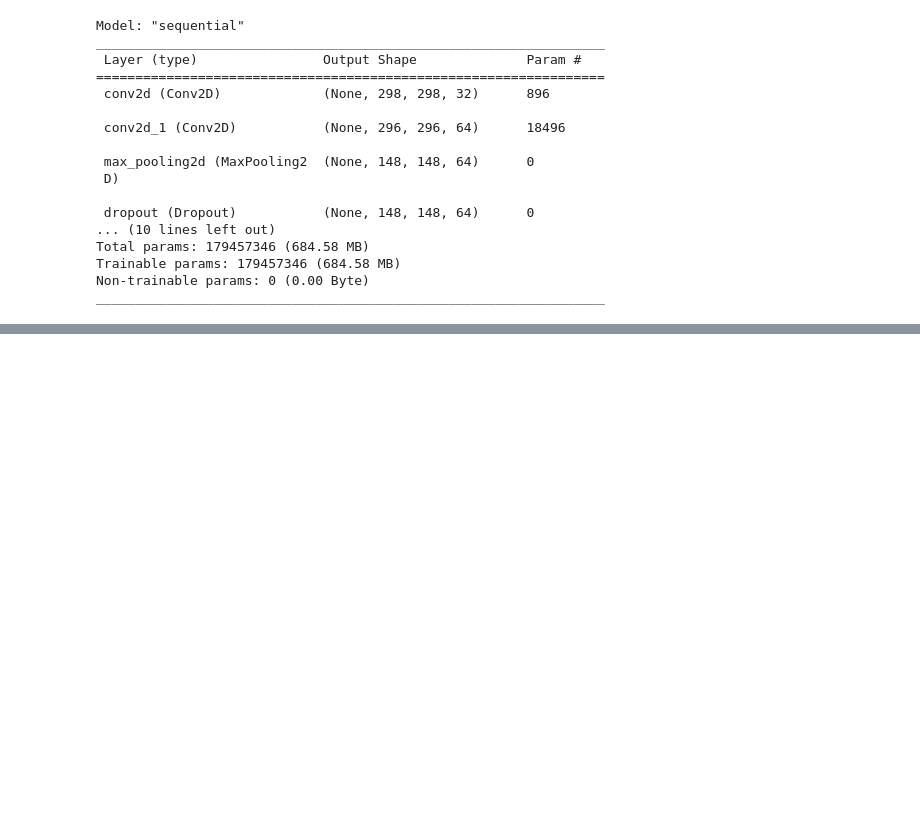
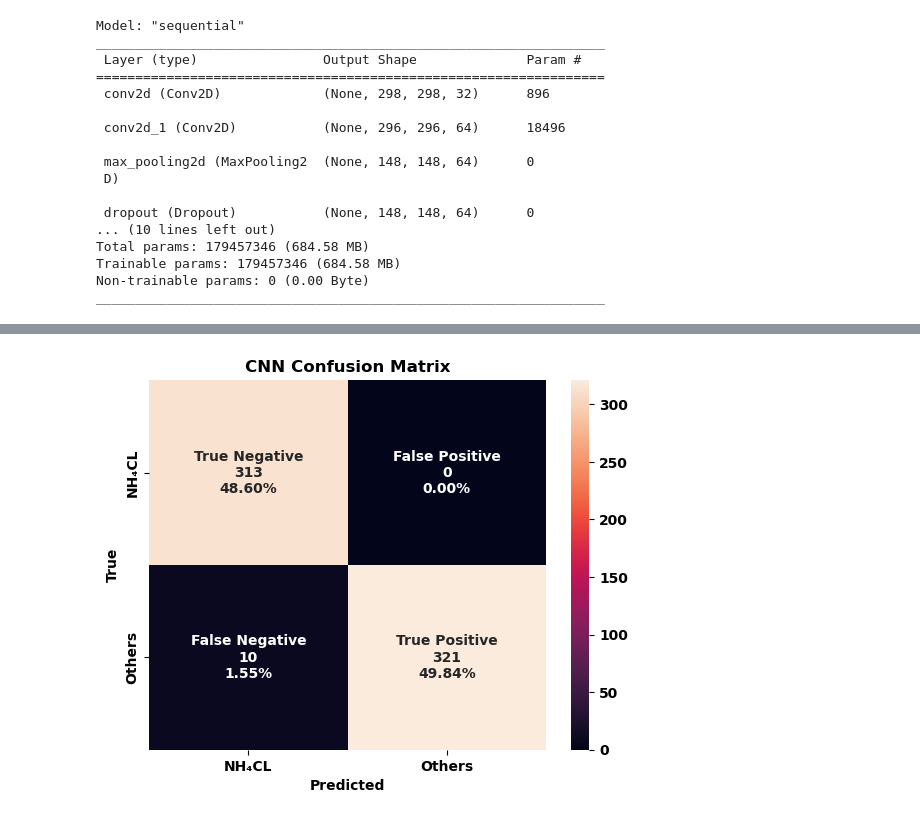
Before and after one commit to SriramSrinivas/SaltCreep, a Jupyter notebook: Saltcreep.ipynb, the cells around one changed output, grey strips where cells are left out. Cells and saved outputs as stored; diff of their text form; code cells hidden in the pictures; blank space fills up the shorter version.

```diff
--- a/Saltcreep.ipynb
+++ b/Saltcreep.ipynb
@@ -125,7 +125,8 @@ _________________________________________________________________
 #model training
 model.fit(training_set,
                     steps_per_epoch=len(training_set),
-                    epochs=50,
+                    epochs=15,
+                    batch_size =128,
                     validation_data=validation_set,
                     validation_steps = len(validation_set))
 # %% [output]
@@ -162,12 +182,31 @@ from sklearn.metrics import ConfusionMatrixDisplay
 from sklearn.metrics import confusion_matrix
 import matplotlib.pyplot as plt
 import numpy as np
-
+%pip install seaborn
+import seaborn as sns
 labels = ['NH\u2084CL', "Others",]
 disp = ConfusionMatrixDisplay(confusion_matrix=cm, display_labels=labels)
+# sns.heatmap(cm, annot=True)
+# disp.plot(cmap=plt.cm.Blues)
+# plt.rcParams["font.weight"] = "bold"
+# plt.rcParams["axes.labelweight"] = "bold"
+# plt.title('CNN Confusion Matrix')
 
-disp.plot(cmap=plt.cm.Blues)
-plt.title('CNN Confusion Matrix')
+# plt.savefig('cnn.png')
 
+group_names = ['True Negative','False Positive','False Negative','True Positive']
+group_counts = ['{0:0.0f}'.format(value) for value in
+                cm.flatten()]
+group_percentages = ['{0:.2%}'.format(value) for value in
+                     cm.flatten()/np.sum(cm)]
+labels = [f'{v1}\n{v2}\n{v3}' for v1, v2, v3 in
+          zip(group_names,group_counts,group_percentages)]
+labels = np.asarray(labels).reshape(2,2)
+label = ['NH\u2084CL', "Others",]
+sns.heatmap(cm, annot=labels, fmt='',xticklabels=label, yticklabels=label)
+plt.title('CNN Confusion Matrix',fontweight='bold')
+plt.xlabel('Predicted')
+plt.ylabel('True')
 plt.savefig('cnn.png')
 plt.show()
+# %% [output]
@@ -173,0 +232 @@ plt.show()
+[figure, added]
```
Also changed, not shown: parts of 13 cells of this notebook.
